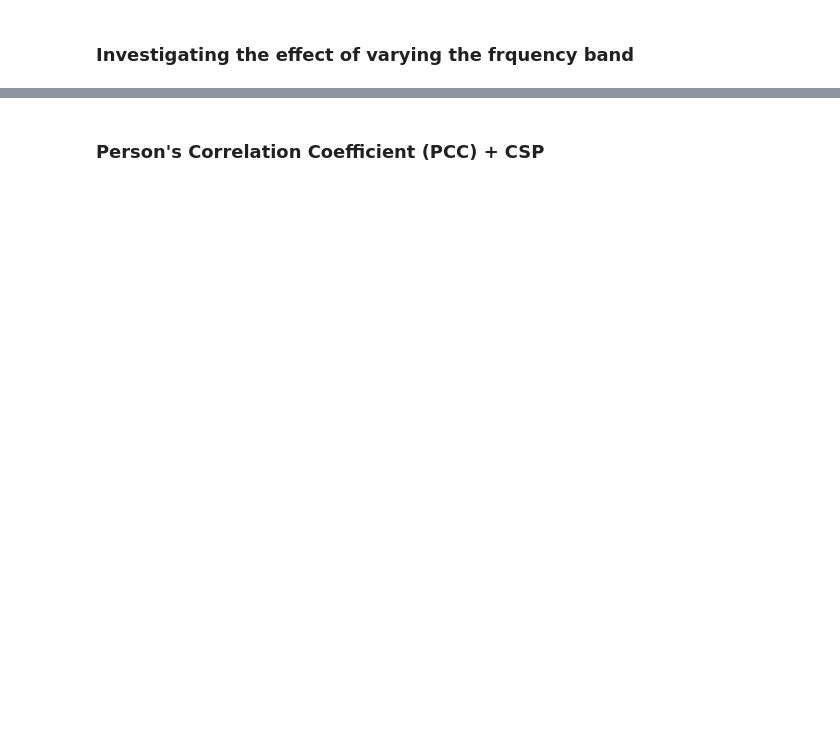
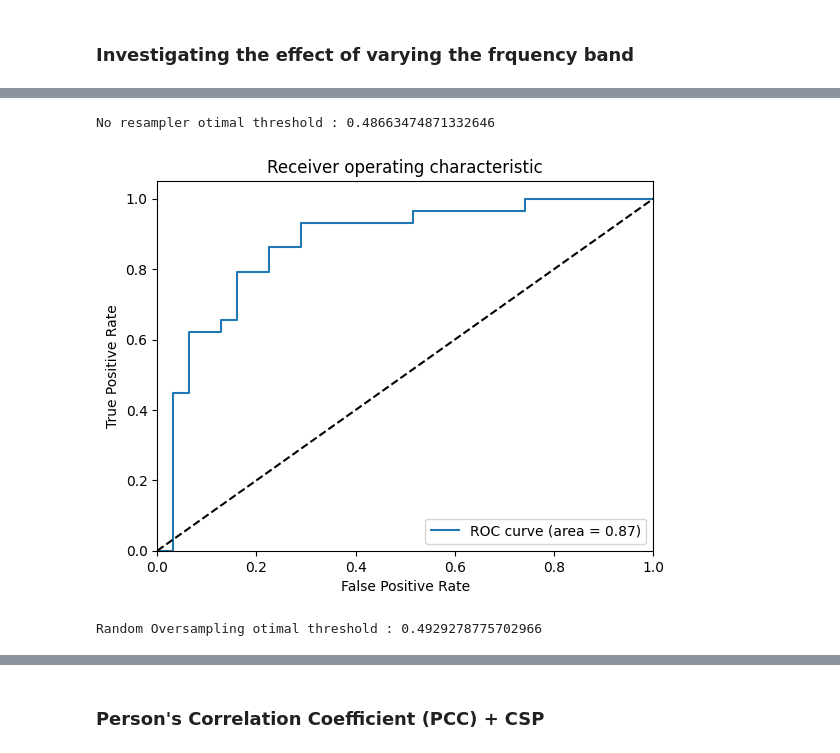
Before and after one commit to alfredsadjei/BCI_COMP_IV, a Jupyter notebook: BCI_COMP_IV_subjectB.ipynb, the cells around one changed output, grey strips where cells are left out. Cells and saved outputs as stored; diff of their text form; code cells hidden in the pictures; blank space fills up the shorter version.

```diff
--- a/BCI_COMP_IV_subjectB.ipynb
+++ b/BCI_COMP_IV_subjectB.ipynb
@@ -148,0 +284,3 @@ np.mean(cross_val_score(bestEstimator_freq_band,calibData.iloc[:,:nCols-2], cali
+# %%
+bestBand_RO, bestEstimator_freq_band_RO, (best_b_RO, best_a_RO), W_freq_band_RO = testFrequencyBand(dataB,["Logistic Regression","LDA","SVC"],filterBank,0.7,trialWinStart=0.5,trialWinEnd=2.5,resampler="RO")
+bestBand_RO
@@ -148,0 +350,42 @@ np.mean(cross_val_score(bestEstimator_freq_band,calibData.iloc[:,:nCols-2], cali
+# %%
+optimal_idx = np.argmax(tpr - fpr)
+optimal_threshold = thresholds[optimal_idx]
+print(f"No resampler otimal threshold : {optimal_threshold}")
+
+#to determine whether the difference between two class probabilities is
+# large enough to make a definitive prediction for one class , you would
+# compare the difference in probabilities to your chosen decision threshold.
+# If the difference in probabilities is greater than the decision threshold,
+# you would predict the class with the higher probability.
+# If the difference in probabilities is less than the decision threshold,
+#  you may want to withhold making a prediction or seek further information to make a more informed decision.
+# %% [output]
+No resampler otimal threshold : 0.48663474871332646
+# %%
+
+probs = cross_val_predict(bestEstimator_freq_band_RO,testData.iloc[:,:nCols-1], testData.iloc[:,nCols-1],cv=5, method="predict_proba")
+probs = probs[:, 1]  # use the probability of the positive class
+true_labels = testData.iloc[:,nCols-1]
+
+# Calculate ROC curve and AUC score
+fpr, tpr, thresholds = roc_curve(true_labels, probs)
+auc_score = auc(fpr, tpr)
+
+# Plot ROC curve
+plt.plot(fpr, tpr, label='ROC curve (area = %0.2f)' % auc_score)
+plt.plot([0, 1], [0, 1], 'k--')
+plt.xlim([0.0, 1.0])
+plt.ylim([0.0, 1.05])
+plt.xlabel('False Positive Rate')
+plt.ylabel('True Positive Rate')
+plt.title('Receiver operating characteristic')
+plt.legend(loc="lower right")
+plt.show()
+# %% [output]
+[figure, added]
+# %%
+optimal_idx = np.argmax(tpr - fpr)
+optimal_threshold = thresholds[optimal_idx]
+print(f"Random Oversampling otimal threshold : {optimal_threshold}")
+# %% [output]
+Random Oversampling otimal threshold : 0.4929278775702966
```
Also changed, not shown: parts of 45 cells of this notebook, 11 other files.
